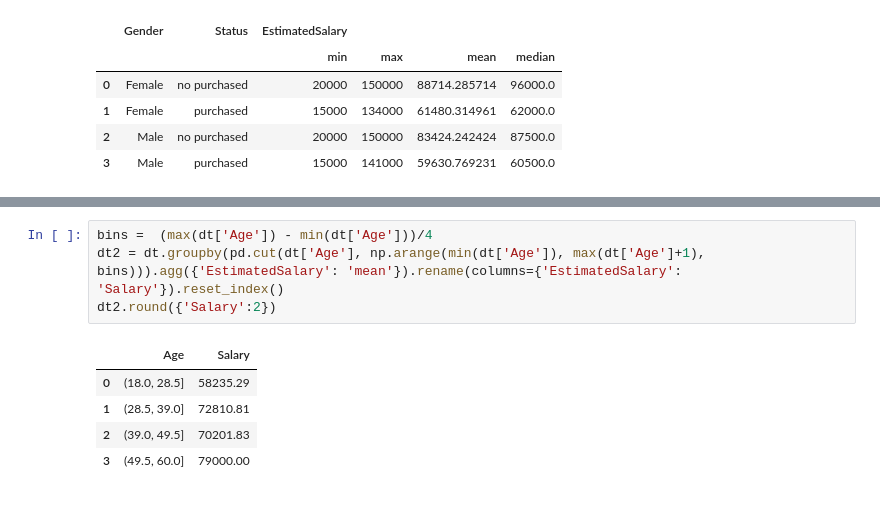
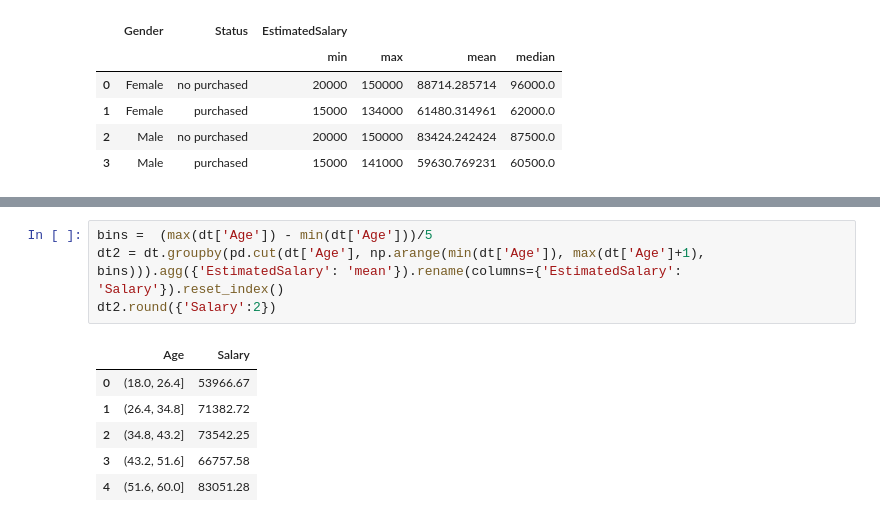
Before and after one commit to dindadinho93/Python-Exercise, a Jupyter notebook: python_data_analysis.ipynb, the cells around one changed output, grey strips where cells are left out. Cells and saved outputs as stored; diff of their text form.

```diff
--- a/python_data_analysis.ipynb
+++ b/python_data_analysis.ipynb
@@ -161,10 +205,11 @@ dt.groupby(['Gender', 'Status']).agg({'EstimatedSalary':['min', 'max', 'mean', '
 # %%
-bins =  (max(dt['Age']) - min(dt['Age']))/4
+bins =  (max(dt['Age']) - min(dt['Age']))/5
 dt2 = dt.groupby(pd.cut(dt['Age'], np.arange(min(dt['Age']), max(dt['Age']+1), bins))).agg({'EstimatedSalary': 'mean'}).rename(columns={'EstimatedSalary': 'Salary'}).reset_index()
 dt2.round({'Salary':2})
 # %% [output]
 |  | Age | Salary |
-| 0 | (18.0, 28.5] | 58235.29 |
-| 1 | (28.5, 39.0] | 72810.81 |
-| 2 | (39.0, 49.5] | 70201.83 |
-| 3 | (49.5, 60.0] | 79000.00 |
+| 0 | (18.0, 26.4] | 53966.67 |
+| 1 | (26.4, 34.8] | 71382.72 |
+| 2 | (34.8, 43.2] | 73542.25 |
+| 3 | (43.2, 51.6] | 66757.58 |
+| 4 | (51.6, 60.0] | 83051.28 |
```
Also changed, not shown: parts of 9 cells of this notebook.
